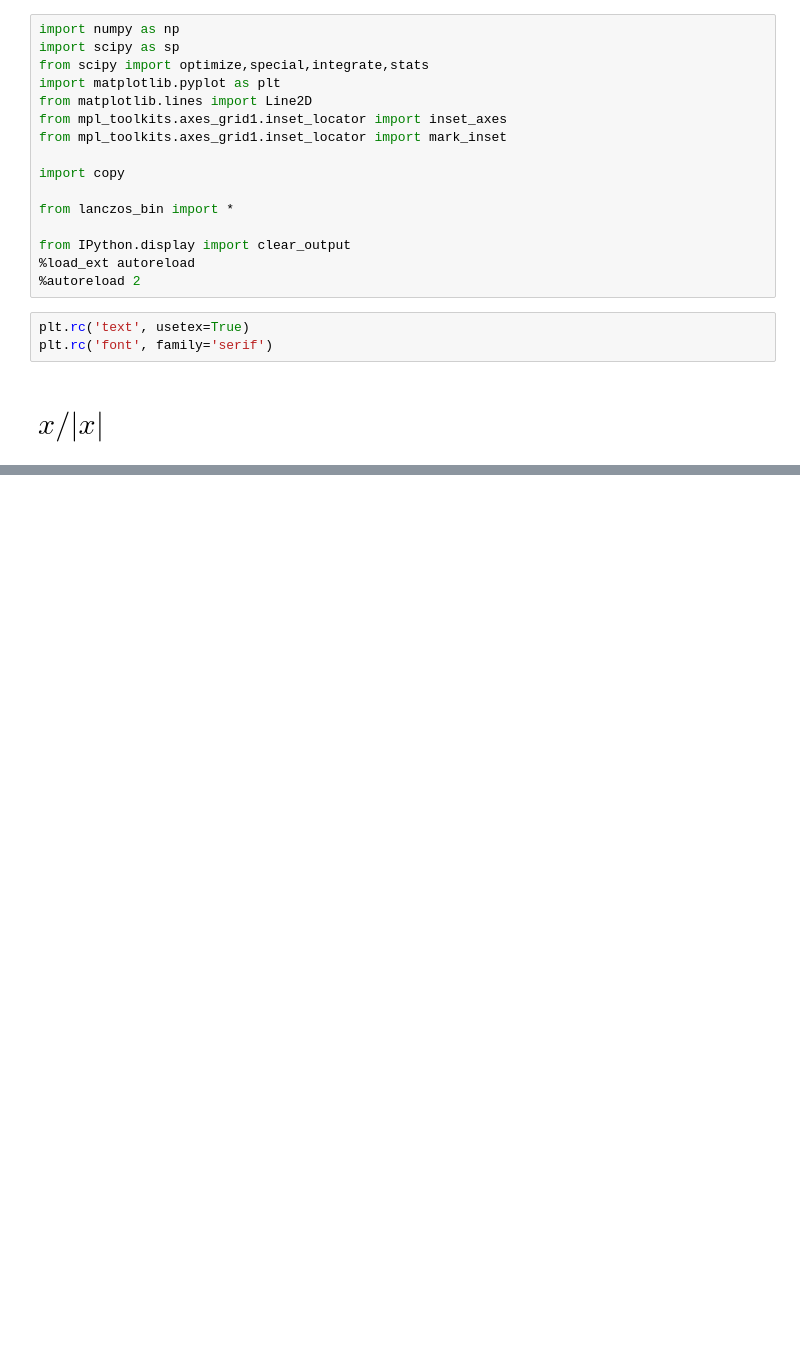
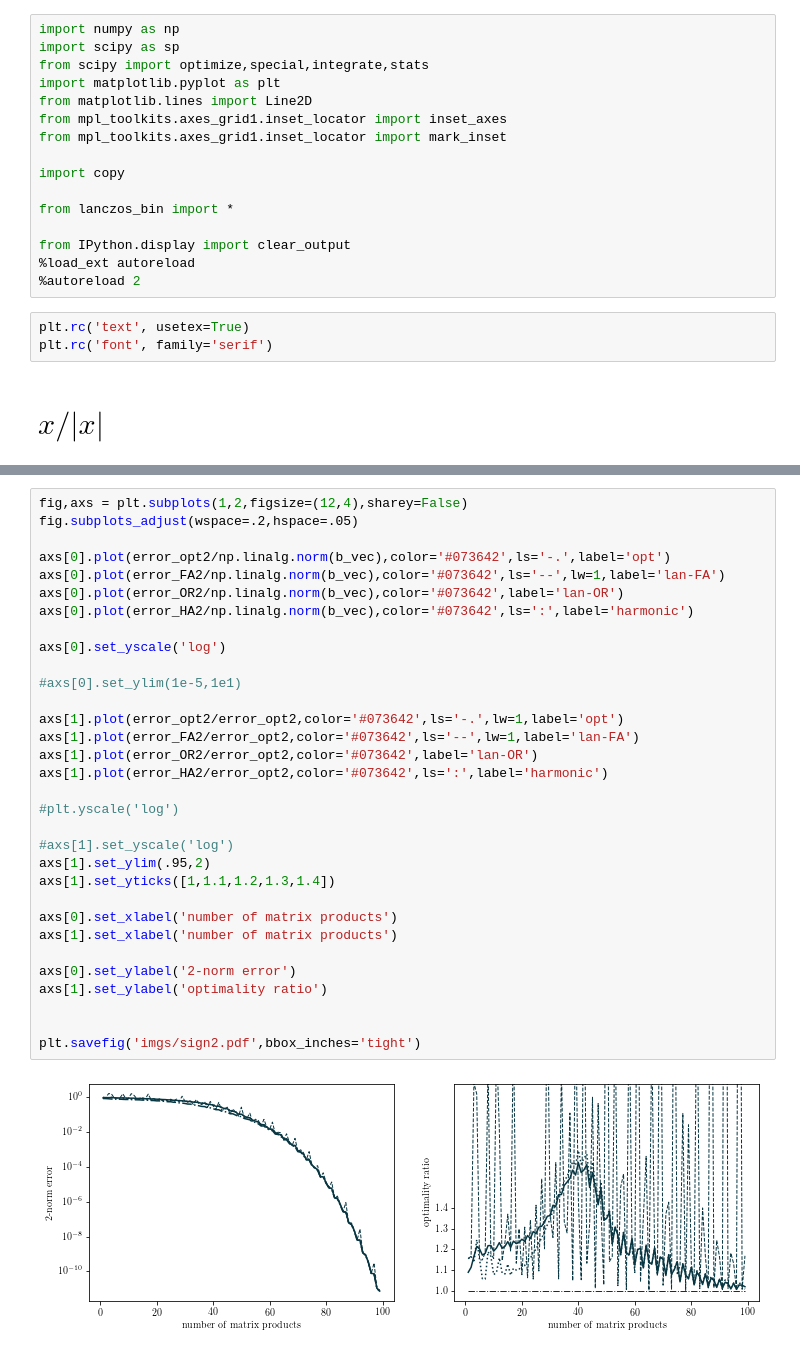
Before and after one commit to tchen-research/lanczos_rational_opt, a Jupyter notebook: fig_step.ipynb, the cells around one changed output, grey strips where cells are left out. Drawn from its saved outputs; the diff is of its cells as text; blank space fills up the shorter version.

```diff
--- a/fig_step.ipynb
+++ b/fig_step.ipynb
@@ -106,0 +118,34 @@ plt.savefig('imgs/sign.pdf',bbox_inches='tight')
+# %%
+fig,axs = plt.subplots(1,2,figsize=(12,4),sharey=False)
+fig.subplots_adjust(wspace=.2,hspace=.05)
+
+axs[0].plot(error_opt2/np.linalg.norm(b_vec),color='#073642',ls='-.',label='opt')
+axs[0].plot(error_FA2/np.linalg.norm(b_vec),color='#073642',ls='--',lw=1,label='lan-FA')
+axs[0].plot(error_OR2/np.linalg.norm(b_vec),color='#073642',label='lan-OR')
+axs[0].plot(error_HA2/np.linalg.norm(b_vec),color='#073642',ls=':',label='harmonic')
+
+axs[0].set_yscale('log')
+
+#axs[0].set_ylim(1e-5,1e1)
+
+axs[1].plot(error_opt2/error_opt2,color='#073642',ls='-.',lw=1,label='opt')
+axs[1].plot(error_FA2/error_opt2,color='#073642',ls='--',lw=1,label='lan-FA')
+axs[1].plot(error_OR2/error_opt2,color='#073642',label='lan-OR')
+axs[1].plot(error_HA2/error_opt2,color='#073642',ls=':',label='harmonic')
+
+#plt.yscale('log')
+
+#axs[1].set_yscale('log')
+axs[1].set_ylim(.95,2)
+axs[1].set_yticks([1,1.1,1.2,1.3,1.4])
+
+axs[0].set_xlabel('number of matrix products')
+axs[1].set_xlabel('number of matrix products')
+
+axs[0].set_ylabel('2-norm error')
+axs[1].set_ylabel('optimality ratio')
+
+
+plt.savefig('imgs/sign2.pdf',bbox_inches='tight')
+# %% [output]
+[figure, added]
```
Also changed, not shown: parts of 3 cells of this notebook, 15 other files.
